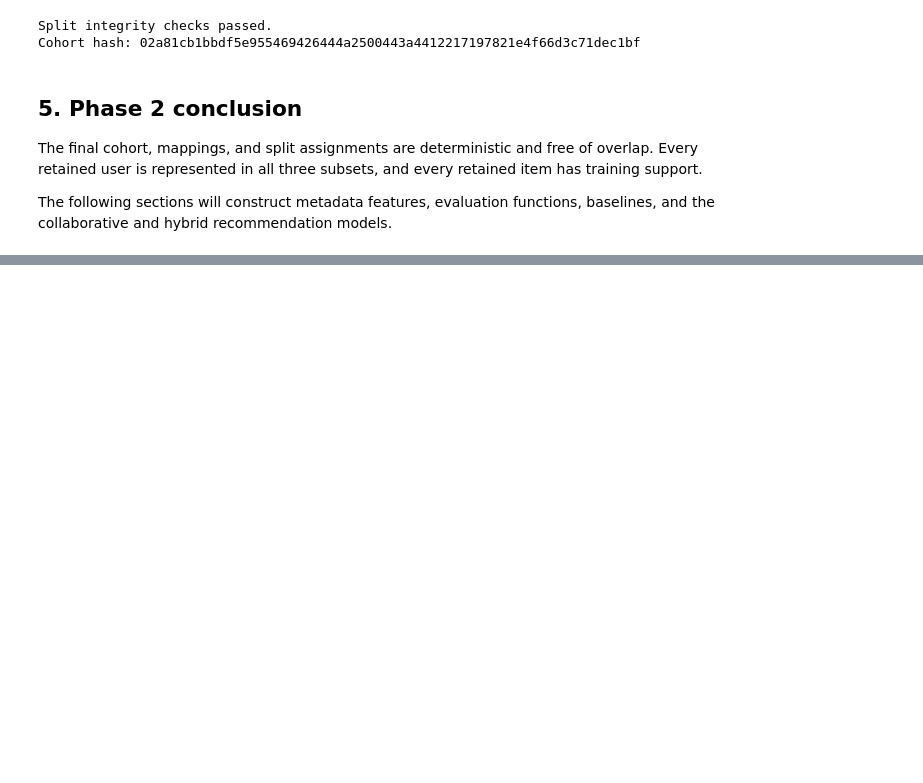
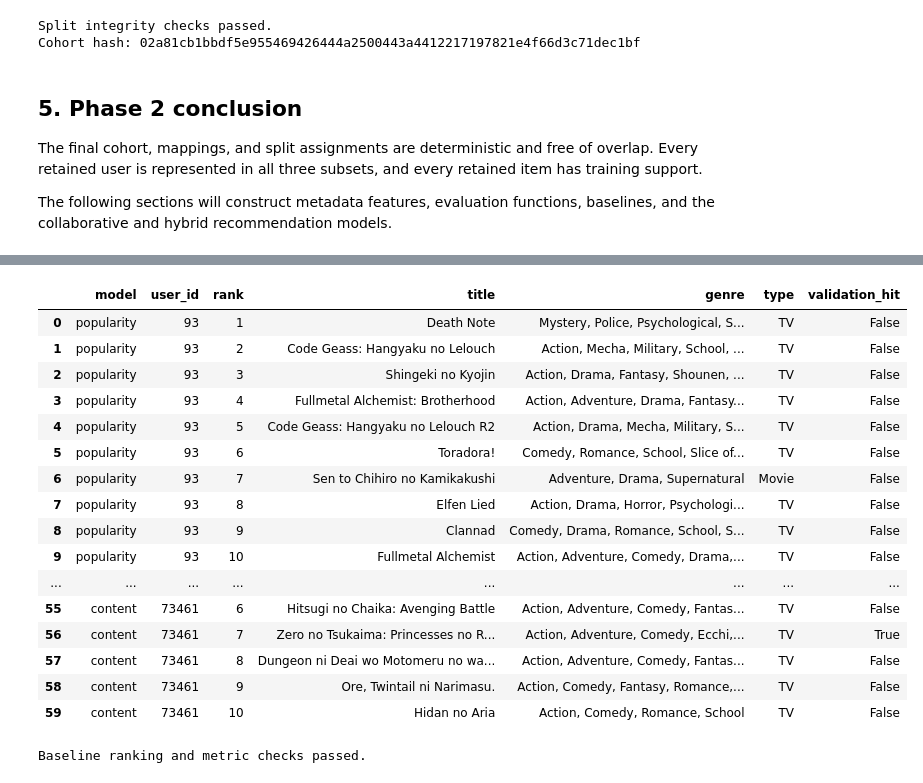
Before and after one commit to fedesaroka/analisis-predictivo-avanzado, a Jupyter notebook: notebooks/TP2_sistema_recomendacion_anime.ipynb, the cells around one changed output, grey strips where cells are left out. Cells and saved outputs as stored; diff of their text form; code cells hidden in the pictures; blank space fills up the shorter version.

```diff
--- a/notebooks/TP2_sistema_recomendacion_anime.ipynb
+++ b/notebooks/TP2_sistema_recomendacion_anime.ipynb
@@ -341,0 +559,78 @@ The following sections will construct metadata features, evaluation functions, b
+# %%
+example_user_indices = [
+    0,
+    len(prepared.user_ids) // 2,
+    len(prepared.user_ids) - 1,
+]
+
+baseline_examples = recommendation_examples(
+    prepared=prepared,
+    recommendations_by_model=(
+        baseline_recommendations
+    ),
+    user_indices=example_user_indices,
+)
+
+display(
+    baseline_examples[
+        [
+            "model",
+            "user_id",
+            "rank",
+            "title",
+            "genre",
+            "type",
+            "validation_hit",
+        ]
+    ]
+)
+# %% [output]
+|  | model | user_id | rank | title | genre | type | validation_hit |
+| 0 | popularity | 93 | 1 | Death Note | Mystery, Police, Psychological, S... | TV | False |
+| 1 | popularity | 93 | 2 | Code Geass: Hangyaku no Lelouch | Action, Mecha, Military, School, ... | TV | False |
+| 2 | popularity | 93 | 3 | Shingeki no Kyojin | Action, Drama, Fantasy, Shounen, ... | TV | False |
+| 3 | popularity | 93 | 4 | Fullmetal Alchemist: Brotherhood | Action, Adventure, Drama, Fantasy... | TV | False |
+| 4 | popularity | 93 | 5 | Code Geass: Hangyaku no Lelouch R2 | Action, Drama, Mecha, Military, S... | TV | False |
+| 5 | popularity | 93 | 6 | Toradora! | Comedy, Romance, School, Slice of... | TV | False |
+| 6 | popularity | 93 | 7 | Sen to Chihiro no Kamikakushi | Adventure, Drama, Supernatural | Movie | False |
+| 7 | popularity | 93 | 8 | Elfen Lied | Action, Drama, Horror, Psychologi... | TV | False |
+| 8 | popularity | 93 | 9 | Clannad | Comedy, Drama, Romance, School, S... | TV | False |
+| 9 | popularity | 93 | 10 | Fullmetal Alchemist | Action, Adventure, Comedy, Drama,... | TV | False |
+| ... | ... | ... | ... | ... | ... | ... | ... |
+| 55 | content | 73461 | 6 | Hitsugi no Chaika: Avenging Battle | Action, Adventure, Comedy, Fantas... | TV | False |
+| 56 | content | 73461 | 7 | Zero no Tsukaima: Princesses no R... | Action, Adventure, Comedy, Ecchi,... | TV | True |
+| 57 | content | 73461 | 8 | Dungeon ni Deai wo Motomeru no wa... | Action, Adventure, Comedy, Fantas... | TV | False |
+| 58 | content | 73461 | 9 | Ore, Twintail ni Narimasu. | Action, Comedy, Fantasy, Romance,... | TV | False |
+| 59 | content | 73461 | 10 | Hidan no Aria | Action, Comedy, Romance, School | TV | False |
+# %%
+for model_name, recommendations in (
+    baseline_recommendations.items()
+):
+    for user_index, item_indices in enumerate(
+        recommendations
+    ):
+        assert (
+            prepared.train_matrix[
+                user_index,
+                item_indices,
+            ].nnz
+            == 0
+        )
+
+assert (
+    baseline_validation_results
+    .drop(columns="model")
+    .apply(
+        lambda column: column.between(
+            0,
+            1,
+        ).all()
+    )
+    .all()
+)
+
+print(
+    "Baseline ranking and metric checks passed."
+)
+# %% [output]
+Baseline ranking and metric checks passed.
```
Also changed, not shown: parts of 10 cells of this notebook, 7 other files.
